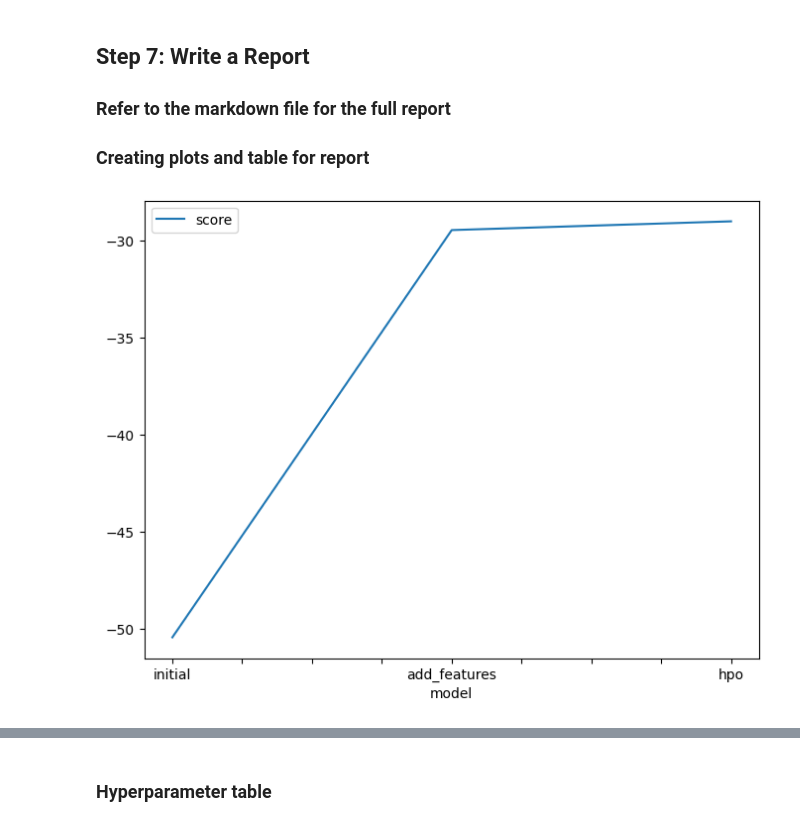
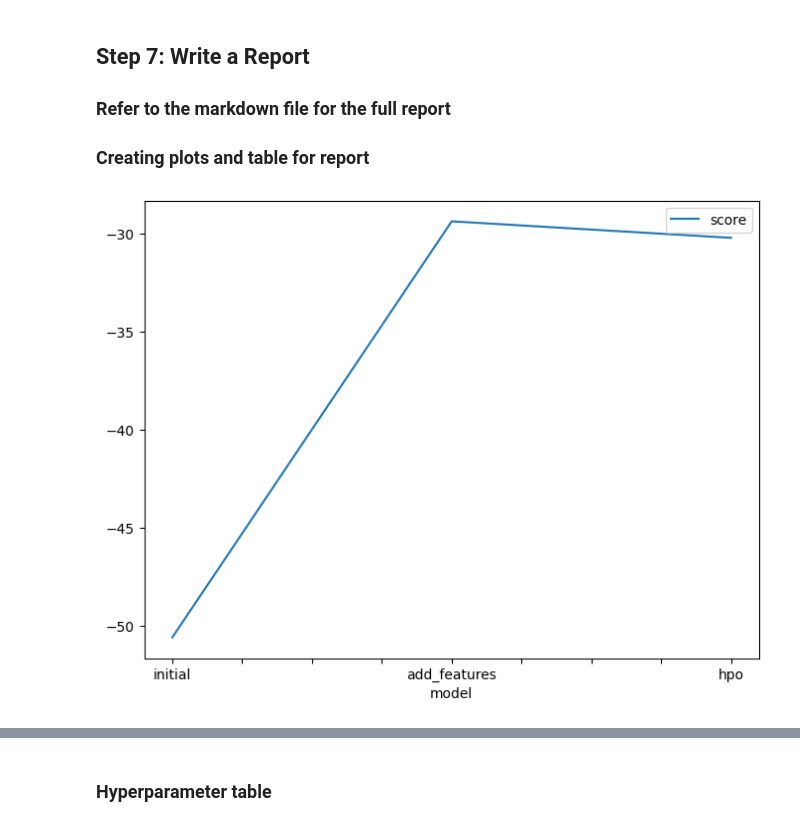
Before and after one commit to espinoza/cd0385-project-starter, a Jupyter notebook: project/project-template.ipynb, the cells around one changed output, grey strips where cells are left out. Saved outputs shown, nothing was run; the diff lists cells and outputs as text; code cells hidden in the pictures.

```diff
--- a/project/project-template.ipynb
+++ b/project/project-template.ipynb
@@ -536,15 +542,15 @@ submission.csv               2023-09-05 20:10:36  first raw submission
 # %%
 # Taking the top model score from each training run and creating a line plot to show improvement
 # You can create these in the notebook and save them to PNG or use some other tool (e.g. google sheets, excel)
 fig = pd.DataFrame(
     {
         "model": ["initial", "add_features", "hpo"],
-        "score": [-50.414973, -29.480753, -29.030193]
+        "score": [-50.593824, -29.350622, -30.193348]
     }
 ).plot(x="model", y="score", figsize=(8, 6)).get_figure()
 fig.savefig('img/model_train_score.png')
 # %% [output]
-[figure, old version]
+[figure, new version]
 # %%
 # Take the 3 kaggle scores and creating a line plot to show improvement
 fig = pd.DataFrame(
```
Also changed, not shown: parts of 18 cells of this notebook, 4 other files.
